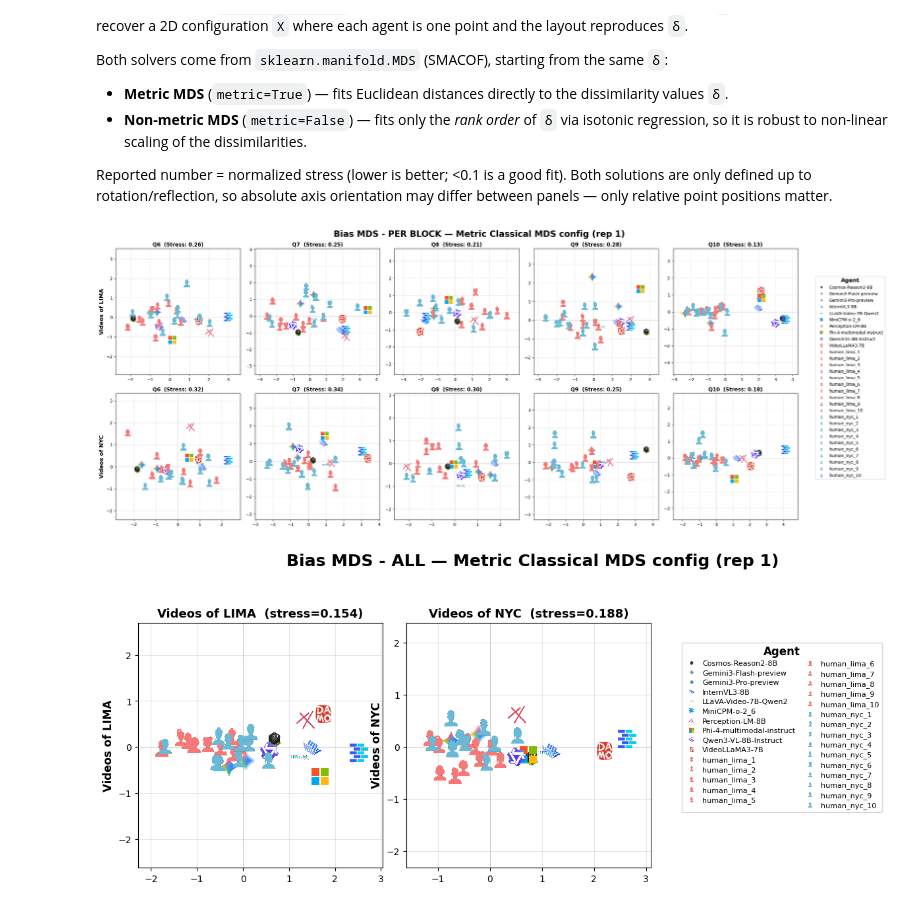
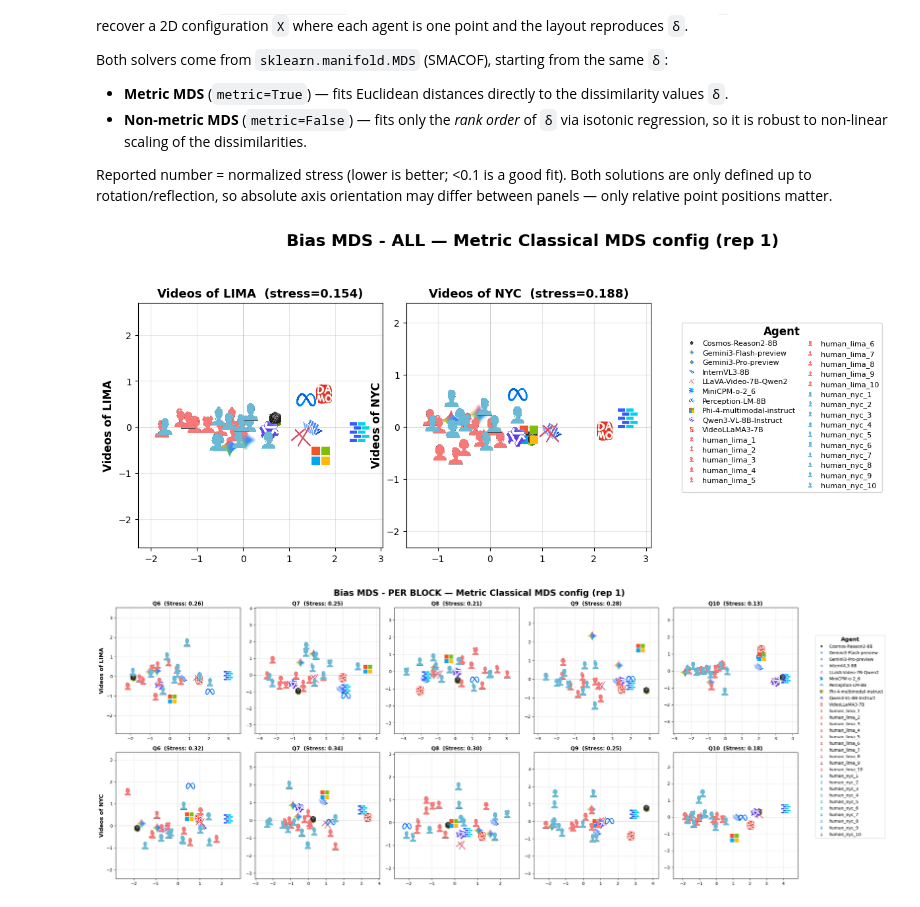
Before and after one commit to marcelochincha/vqa_analysis, a Jupyter notebook: src/bias_mds_test.ipynb, the cells around one changed output. Cells and saved outputs as stored; diff of their text form; code cells hidden in the pictures.

```diff
--- a/src/bias_mds_test.ipynb
+++ b/src/bias_mds_test.ipynb
@@ -233,19 +232,23 @@ from scipy.ndimage import zoom as ndzoom
 ICONS_DIR = next((d for d in ("icons", "../icons") if os.path.isdir(d)), "icons")
 
 # >>> ESCALA GLOBAL DE LOS ÍCONOS <<<
-# Multiplica el tamaño de TODOS los íconos en los dos gráficos a la vez (1.0 = base).
-# Ej: 1.5 = 50% más grandes, 0.7 = más chicos. El tamaño base de cada plot sigue
-# saliendo de su `icon_px` (grid=20, resumen=30); esto sólo lo reescala.
 ICON_SCALE = 1.0
+
+# DPI de exportación. Escala los píxeles incrustados para reducir compresión en SVG/PDF:
+#   zoom efectivo = target_px * ICON_SCALE * (RENDER_DPI/100) / img.shape[0]
+# A RENDER_DPI=300 los íconos llevan 3× más píxeles con el mismo tamaño visual.
+# Se capa zoom ≤ 1.0 para nunca upscalear (los círculos de humanos son PNGs pequeños
+# y el upscaling los pixela).
+RENDER_DPI = 300
 
 VLM_ICONS = {
     "Cosmos-Reason2-8B": "Cosmos.png",
     "Gemini3-Flash-preview": "Gemini_Flash.png",
     "Gemini3-Pro-preview": "Gemini_Pro.png",
     "InternVL3-8B": "InternVL.png",
-    "LLaVA-Video-7B-Qwen2": "LLMS_lab.png",     # lmms-lab
+    "LLaVA-Video-7B-Qwen2": "LLM-Lab.png",     # lmms-lab
     "MiniCPM-o-2_6": "OpenBMB.png",
-    "Perception-LM-8B": "LLM-Lab.png",          # Meta / PerceptionLM (logo restante)
+    "Perception-LM-8B": "Meta.png",          # Meta / PerceptionLM (logo restante)
     "Phi-4-multimodal-instruct": "Microsoft.png",
     "Qwen3-VL-8B-Instruct": "Qwen-3-01.png",
     "VideoLLaMA3-7B": "Damo.png",               # Alibaba DAMO
@@ -273,9 +276,7 @@ agent_icon_files = build_agent_icon_files(agents)
 
 def _prep_icon(img, max_side=512):
     """Normaliza un ícono a un CUADRADO con relleno transparente (logo centrado, aspect
-    preservado). Así todos tienen el MISMO footprint sin importar el aspect ratio del PNG
-    (los logos van de ratio 0.82 a ~2.96). Sólo bajo-muestrea los enormes a `max_side`,
-    nunca agranda -> queda nítido en PDF/SVG (el array full-res se embebe y lo escala el visor).
+    preservado). Sólo bajo-muestrea los enormes a `max_side` con interpolación lineal.
     """
     img = np.asarray(img, float)
     if img.ndim == 2:                                   # gris -> RGBA
@@ -284,7 +285,7 @@ def _prep_icon(img, max_side=512):
         img = np.dstack([img, np.ones(img.shape[:2])])
     h, w = img.shape[:2]
     side = max(h, w)
-    if side > max_side:                                 # sólo achica los gigantes (LLMS_lab, Qwen, ...)
+    if side > max_side:                                 # sólo achica los gigantes
         f = max_side / side
         img = np.clip(ndzoom(img, (f, f, 1), order=1), 0, 1)
         h, w = img.shape[:2]
@@ -315,11 +316,13 @@ def load_agent_icon(agent):
 
 
 def add_agent_icon(ax, x, y, img, target_px=30, ring=None, lw=2.0):
-    """Dibuja la imagen (ya cuadrada) en (x, y) a un tamaño FIJO (~target_px de lado),
-    reescalado por ICON_SCALE: zoom = (target_px * ICON_SCALE) / lado. Sin círculo ni anillo
-    (ícono pelado). `ring`/`lw` se aceptan por compatibilidad pero se ignoran.
+    """Dibuja el ícono en (x, y). Escala lineal: zoom = effective_px / img.shape[0],
+    capeado a 1.0 para nunca upscalear íconos pequeños (evita pixelación en humanos).
+    effective_px = target_px * ICON_SCALE * (RENDER_DPI/100) da más píxeles incrustados
+    en SVG/PDF manteniendo el mismo tamaño visual al guardar con dpi=RENDER_DPI.
     """
-    zoom = (target_px * ICON_SCALE) / img.shape[0]
+    effective_px = target_px * ICON_SCALE * (RENDER_DPI / 100)
+    zoom = min(effective_px / img.shape[0], 1.0)
     oi = OffsetImage(img, zoom=zoom)
     ab = AnnotationBbox(oi, (x, y), frameon=False, pad=0.0, zorder=3)
     ax.add_artist(ab)
@@ -334,7 +337,7 @@ class HandlerIcon(HandlerBase):
         super().__init__()
 
     def create_artists(self, legend, orig, xd, yd, width, height, fontsize, trans):
-        zoom = height / self.img.shape[0]
+        zoom = min(height / self.img.shape[0], 1.0)
         oi = OffsetImage(self.img, zoom=zoom)
         ab = AnnotationBbox(oi, (xd + width / 2, yd + height / 2), frameon=False,
                             xycoords=trans, box_alignment=(0.5, 0.5))
@@ -458,8 +461,4 @@ def plot_mds_grid(solver, title, icon_px=20):
     plt.show()
-# %%
-plot_mds_grid(metric_mds, "Bias MDS - PER BLOCK — Metric Classical MDS config (rep 1)",icon_px=20)
-# %% [output]
-[figure, removed]
 # %%
 # Magnitude-difference matrix per region, aggregated over ALL questions (Q6–Q10).
 matrices_all = {
@@ -531,5 +530,8 @@ def plot_all_mds_grid(solver, title, icon_px=30):
     plt.show()
 # %%
-plot_all_mds_grid(metric_mds, "Bias MDS - ALL — Metric Classical MDS config (rep 1)",icon_px=20)
+ICON_SIZE_PX = 7
+plot_all_mds_grid(metric_mds, "Bias MDS - ALL — Metric Classical MDS config (rep 1)",icon_px=ICON_SIZE_PX)
+plot_mds_grid(metric_mds, "Bias MDS - PER BLOCK — Metric Classical MDS config (rep 1)",icon_px=ICON_SIZE_PX)
 # %% [output]
-[figure, old version]
+[figure, new version]
+[figure, added]
```
Also changed, not shown: parts of 3 cells of this notebook.
